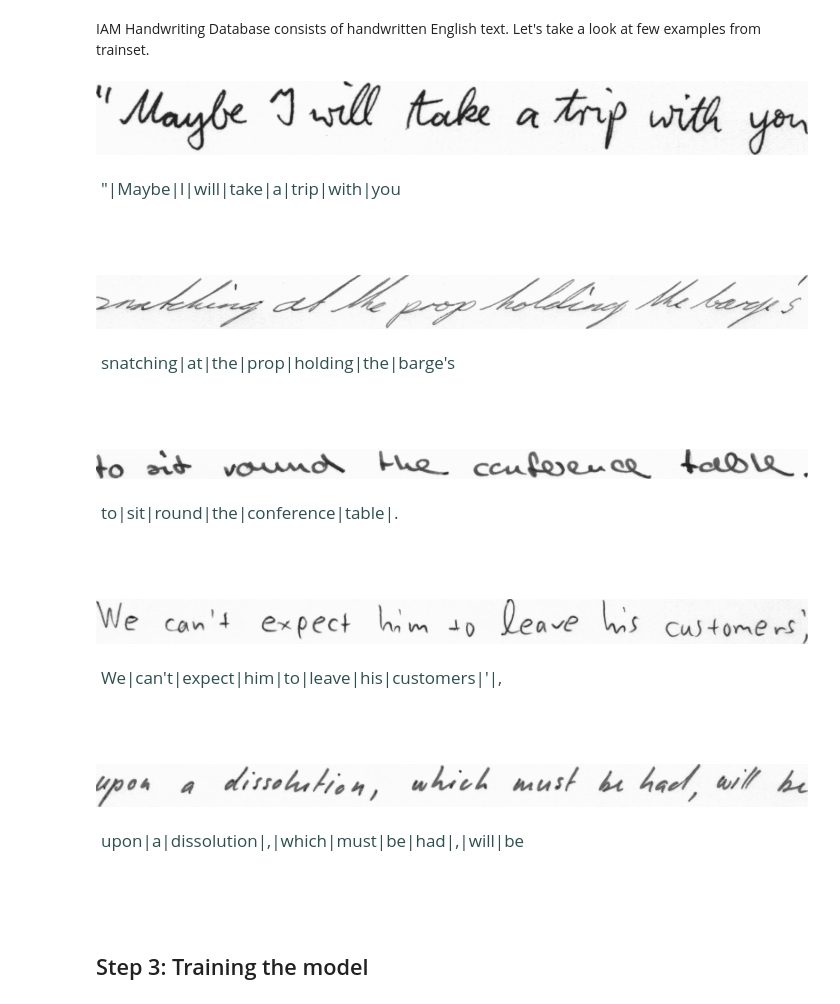
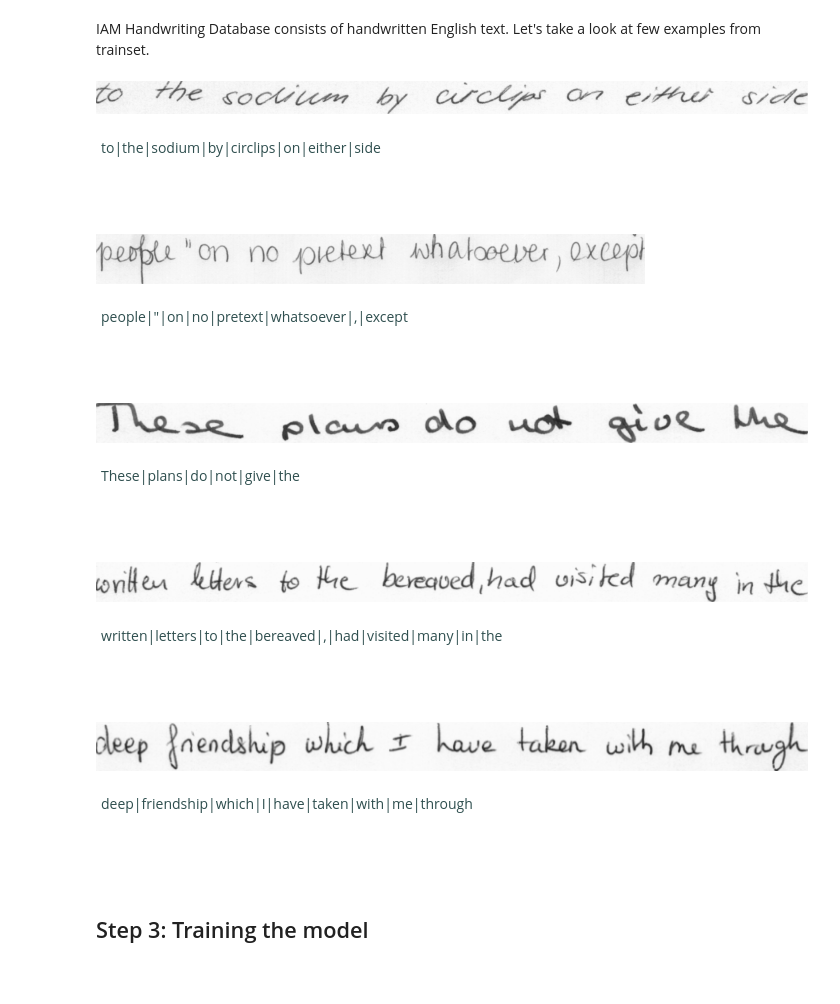
Before and after one commit to facebookresearch/gtn_applications, a Jupyter notebook: examples/notebooks/IAM_Handwriting_Recognition.ipynb, the cells around one changed output. Cells and saved outputs as stored; diff of their text form; code cells hidden in the pictures; blank space fills up the shorter version.

```diff
--- a/examples/notebooks/IAM_Handwriting_Recognition.ipynb
+++ b/examples/notebooks/IAM_Handwriting_Recognition.ipynb
@@ -81,34 +81,34 @@ assert os.path.exists("data/sentences.txt"), "Data is not downloaded correctly.
 IAM Handwriting Database consists of handwritten English text. Let's take a look at few examples from trainset.
 # %%
 num_examples = 5
-style = "padding: 5px ; font-family:verdana; font-size:17px; color: darkslategray; letter-spacing: 3px;"
+style = "padding: 5px ; font-family:verdana; font-size:14px; color: darkslategray; letter-spacing: 3px;"
 with open("data/sentences.txt") as f:
   lines = f.readlines()
 for _ in range(num_examples):
   sample = random.choice(lines)
   cols = sample.split()
   if cols[2] == "err":
     continue
   img_file = "-".join(cols[0].split("-", 2)[:2])
-  img = PIL.Image.open(f"data/{img_file}.png")
+  img = Image.open(f"data/{img_file}.png")
   box = tuple(int(val) for val in cols[5 : 9])
   x, y, w, h = box
-  height = 100
+  height = 50
   size = (height, int((height / h) * w))
   cropped_img = transforms.functional.resized_crop(img, y, x, h, w, size)
   display(cropped_img)
   display(HTML("<p style='{}'>{}</p><br/><br/>".format(style, cols[9:][0])))
 # %% [output]
-[figure, old version]
+[figure, new version]
-"|Maybe|I|will|take|a|trip|with|you
+to|the|sodium|by|circlips|on|either|side
-[figure, old version]
+[figure, new version]
-snatching|at|the|prop|holding|the|barge's
+people|"|on|no|pretext|whatsoever|,|except
-[figure, old version]
+[figure, new version]
-to|sit|round|the|conference|table|.
+These|plans|do|not|give|the
-[figure, old version]
+[figure, new version]
-We|can't|expect|him|to|leave|his|customers|'|,
+written|letters|to|the|bereaved|,|had|visited|many|in|the
-[figure, old version]
+[figure, new version]
-upon|a|dissolution|,|which|must|be|had|,|will|be
+deep|friendship|which|I|have|taken|with|me|through
 # %% [markdown]
 ## Step 3: Training the model
 # %%
```
Also changed, not shown: parts of 2 cells of this notebook.
